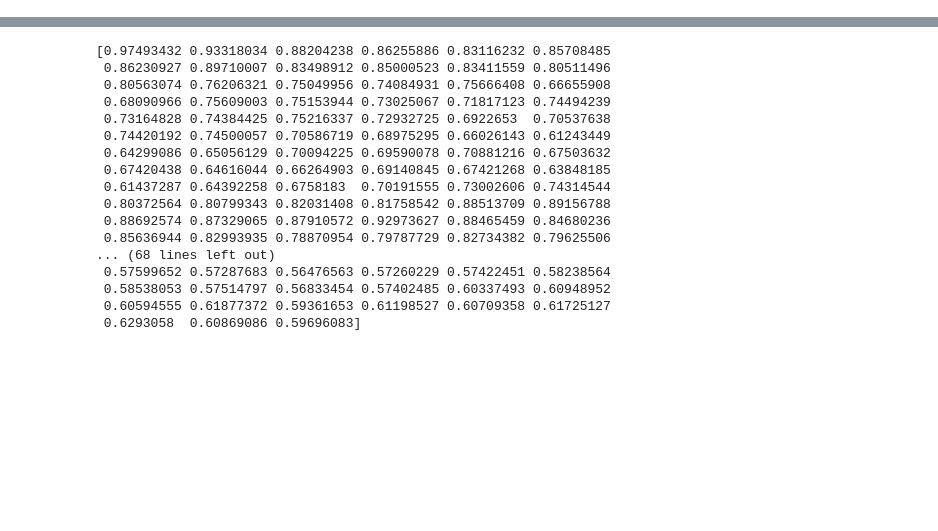
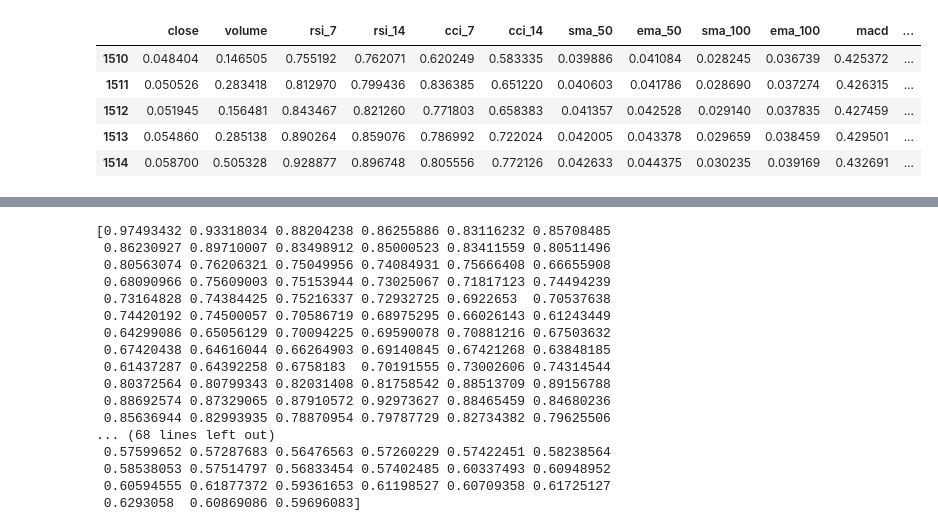
Before and after one commit to JasonMorris1/CSE151_Tesla_Stock_Prediction, a Jupyter notebook: eda_lstm copy.ipynb, the cells around one changed output, grey strips where cells are left out. Cells and saved outputs as stored; diff of their text form; code cells hidden in the pictures; blank space fills up the shorter version.

```diff
--- a/eda_lstm copy.ipynb
+++ b/eda_lstm copy.ipynb
@@ -32,35 +32,42 @@ scaler = MinMaxScaler()
 
 
 df_temp = df.drop(['date'], axis = 1)
 
 df_scale = scaler.fit_transform(df_temp)
 
 df_scaled = pd.DataFrame(df_scale, columns=df_temp.columns)
 
 df_scaled.drop(['year'], axis = 1)
 df_scaled['year'] = df['year']
 
 
 df_scaled['date'] = df['date']
 df = df_scaled
 
 
 df_train1=df[(df.year<2022) & (df.year>2019)]
 df_test1=df[(df.year >=2022)]
 
 
 
 
 
 x_date = df['date']
 df_train = df_train1.drop(['date','year','next_day_close'],axis=1)
 df_test = df_test1.drop(['date','year','next_day_close'],axis=1)
 
 
 df_train.head()
 
-df_train = df_train.drop(['rsi_7', 'rsi_14', 'cci_7', 'sma_50', 'ema_50', 'sma_100', 'ema_100', 'macd', 'bollinger', 'TrueRange', 'atr_7', 'atr_14', 'cci_14', 'volume'], axis = 1)
-df_test = df_test.drop(['rsi_7', 'rsi_14', 'cci_7', 'sma_50', 'ema_50', 'sma_100', 'ema_100', 'macd', 'bollinger', 'TrueRange', 'atr_7', 'atr_14', 'cci_14', 'volume'], axis = 1)
+#df_train = df_train.drop(['rsi_7', 'rsi_14', 'cci_7', 'sma_50', 'ema_50', 'sma_100', 'ema_100', 'macd', 'bollinger', 'TrueRange', 'atr_7', 'atr_14', 'cci_14', 'volume'], axis = 1)
+#df_test = df_test.drop(['rsi_7', 'rsi_14', 'cci_7', 'sma_50', 'ema_50', 'sma_100', 'ema_100', 'macd', 'bollinger', 'TrueRange', 'atr_7', 'atr_14', 'cci_14', 'volume'], axis = 1)
+# %% [output]
+|  | close | volume | rsi_7 | rsi_14 | cci_7 | cci_14 | sma_50 | ema_50 | sma_100 | ema_100 | macd | ... |
+| 1510 | 0.048404 | 0.146505 | 0.755192 | 0.762071 | 0.620249 | 0.583335 | 0.039886 | 0.041084 | 0.028245 | 0.036739 | 0.425372 | ... |
+| 1511 | 0.050526 | 0.283418 | 0.812970 | 0.799436 | 0.836385 | 0.651220 | 0.040603 | 0.041786 | 0.028690 | 0.037274 | 0.426315 | ... |
+| 1512 | 0.051945 | 0.156481 | 0.843467 | 0.821260 | 0.771803 | 0.658383 | 0.041357 | 0.042528 | 0.029140 | 0.037835 | 0.427459 | ... |
+| 1513 | 0.054860 | 0.285138 | 0.890264 | 0.859076 | 0.786992 | 0.722024 | 0.042005 | 0.043378 | 0.029659 | 0.038459 | 0.429501 | ... |
+| 1514 | 0.058700 | 0.505328 | 0.928877 | 0.896748 | 0.805556 | 0.772126 | 0.042633 | 0.044375 | 0.030235 | 0.039169 | 0.432691 | ... |
 # %%
 X_train = []
 y_train = []
```
Also changed, not shown: parts of 8 cells of this notebook, 5 other files.
